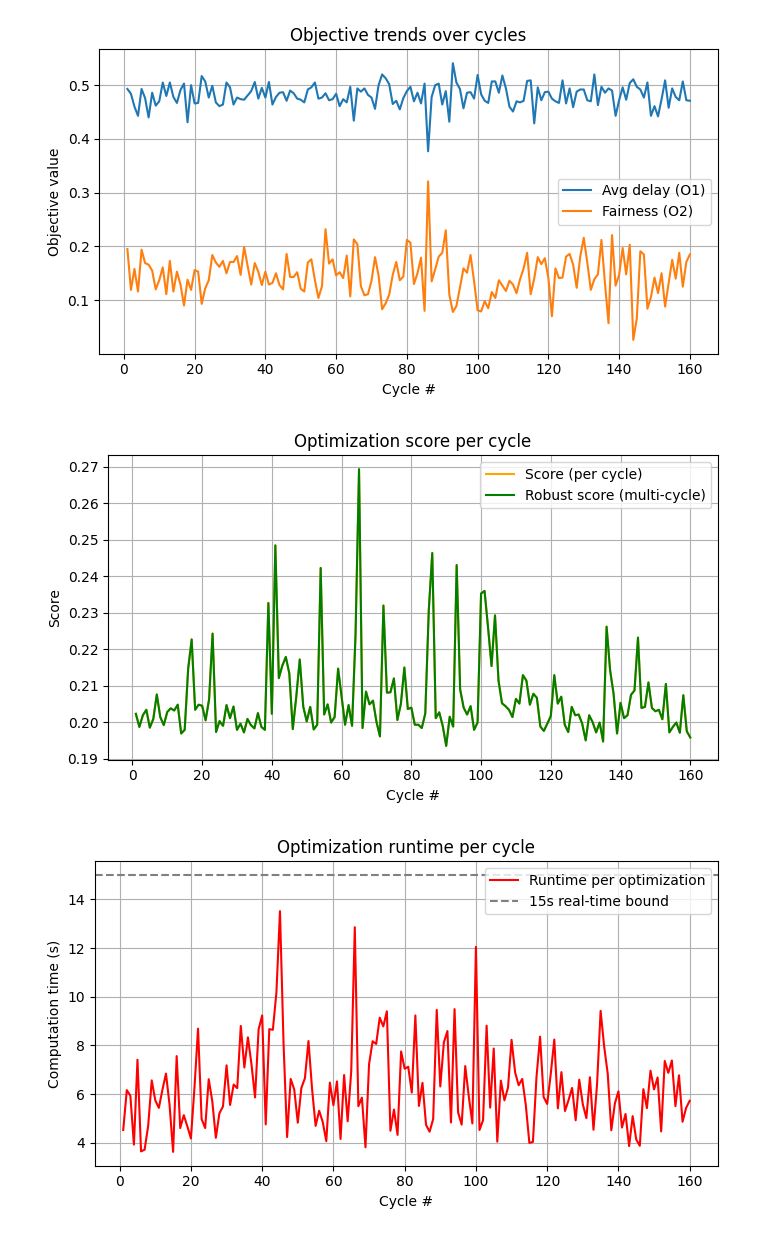
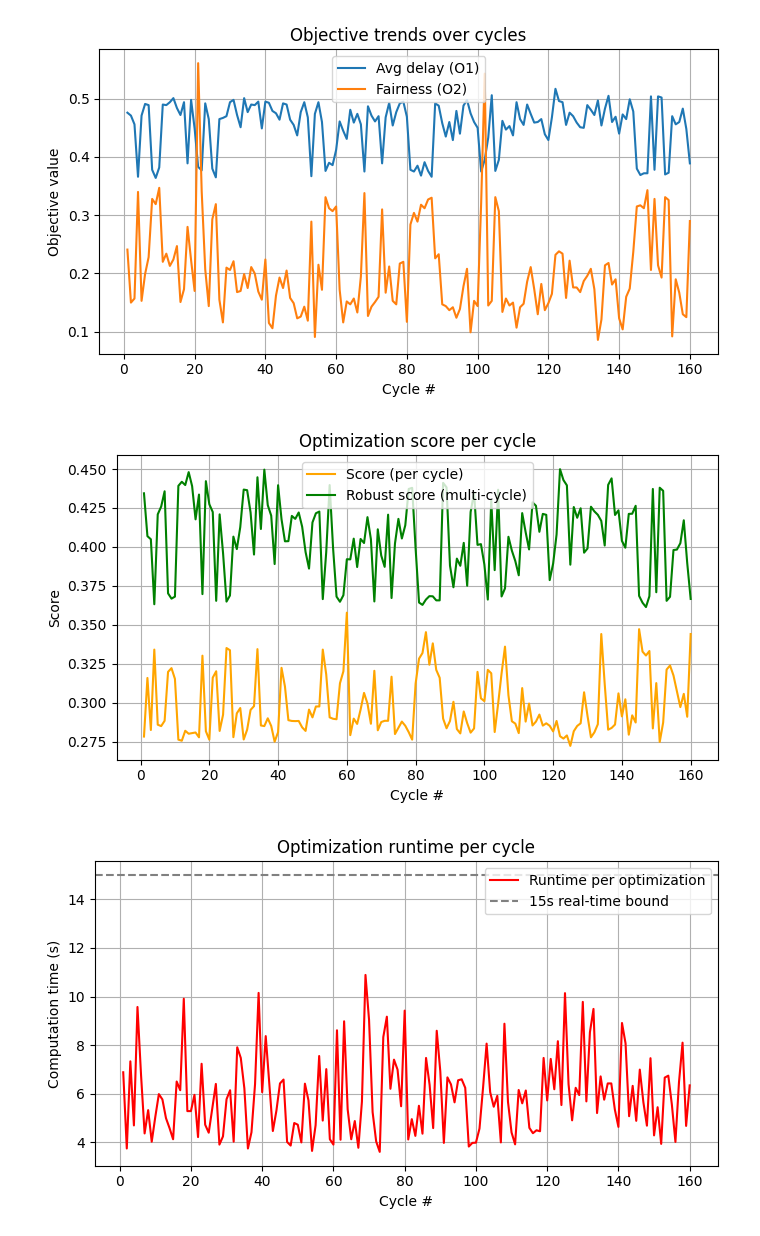
Before and after one commit to Kaos1105/EA_traffic_control, a Jupyter notebook: controller.ipynb, the cells around one changed output. Saved outputs shown, nothing was run; the diff lists cells and outputs as text; code cells hidden in the pictures.

```diff
--- a/controller.ipynb
+++ b/controller.ipynb
@@ -522,5 +520,5 @@ def visualize_pow_results(log_dir, suffix="", prefix="traffic_DE"):
     print(f"\n⏱️ Average runtime per DE optimization: {avg_runtime:.2f}s")
     print("✅ Visualization complete — core PoW evidence generated.")
 # %%
-visualize_pow_results(log_dir=LOG_DIR, suffix="20251105_125625")
+visualize_pow_results(log_dir=LOG_DIR, suffix="20251105_134420")
 # %% [output]
@@ -529,6 +527,6 @@ visualize_pow_results(log_dir=LOG_DIR, suffix="20251105_125625")
-[figure, old version]
+[figure, new version]
-[figure, old version]
+[figure, new version]
-[figure, old version]
+[figure, new version]
 === Summary statistics ===
              C       O1       O2  score_best  elapsed_s
 count  160.000  160.000  160.000     160.000    160.000
```
Also changed, not shown: parts of 5 cells of this notebook.
